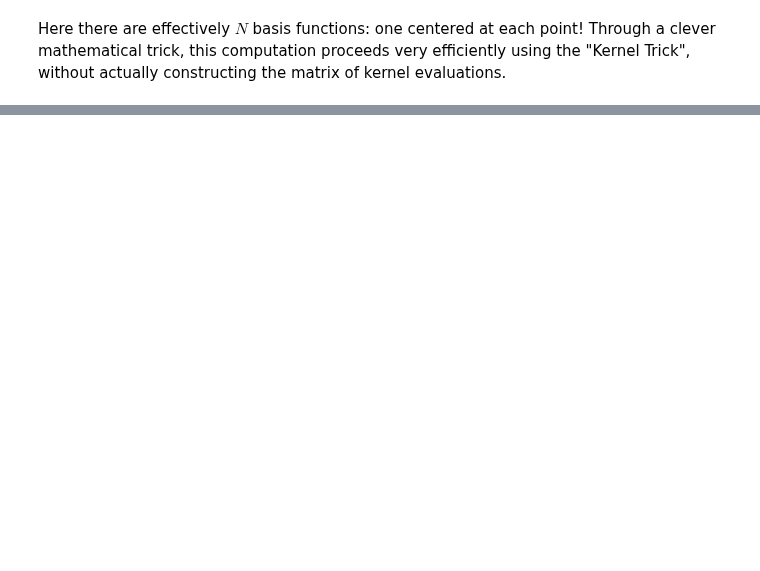
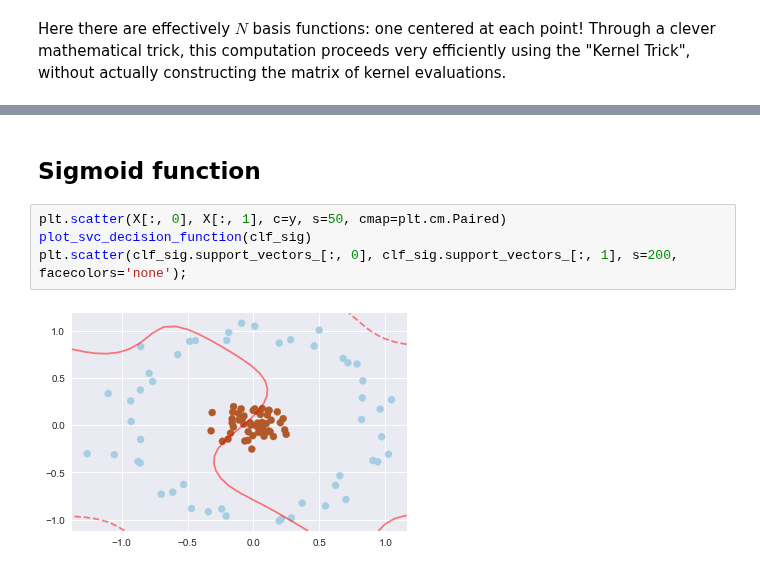
Before and after one commit to faizuddin/ISB46703, a Jupyter notebook: supervised_classification_svm.ipynb, the cells around one changed output, grey strips where cells are left out. Drawn from its saved outputs; the diff is of its cells as text; blank space fills up the shorter version.

```diff
--- a/supervised_classification_svm.ipynb
+++ b/supervised_classification_svm.ipynb
@@ -163,0 +182,8 @@ Here there are effectively $N$ basis functions: one centered at each point! Thro
+# %% [markdown]
+## Sigmoid function
+# %%
+plt.scatter(X[:, 0], X[:, 1], c=y, s=50, cmap=plt.cm.Paired)
+plot_svc_decision_function(clf_sig)
+plt.scatter(clf_sig.support_vectors_[:, 0], clf_sig.support_vectors_[:, 1], s=200, facecolors='none');
+# %% [output]
+[figure, added]
```
Also changed, not shown: parts of 12 cells of this notebook, 1 other file.
